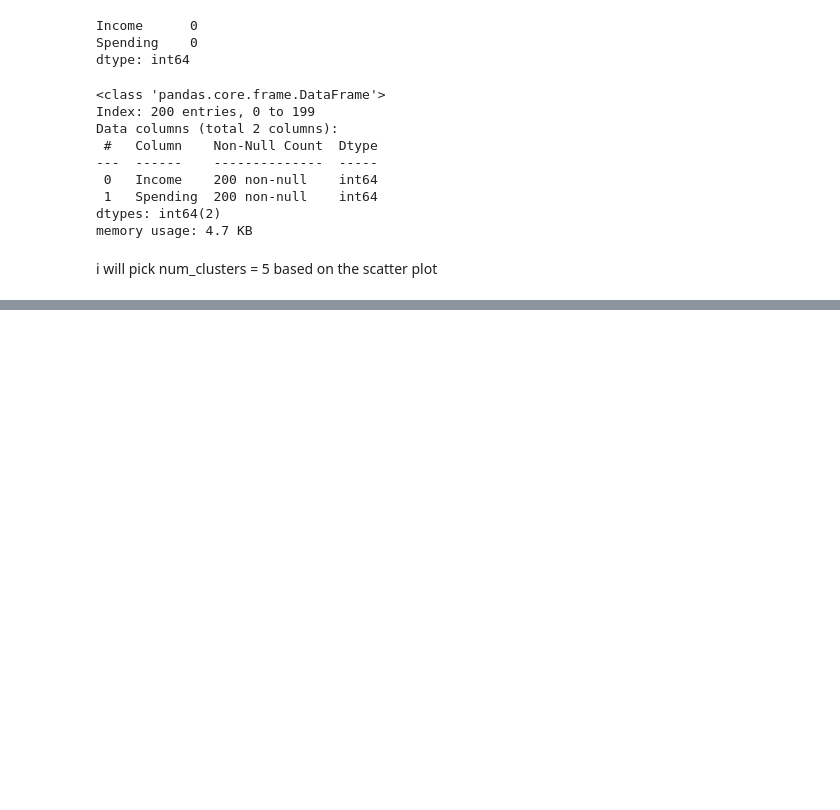
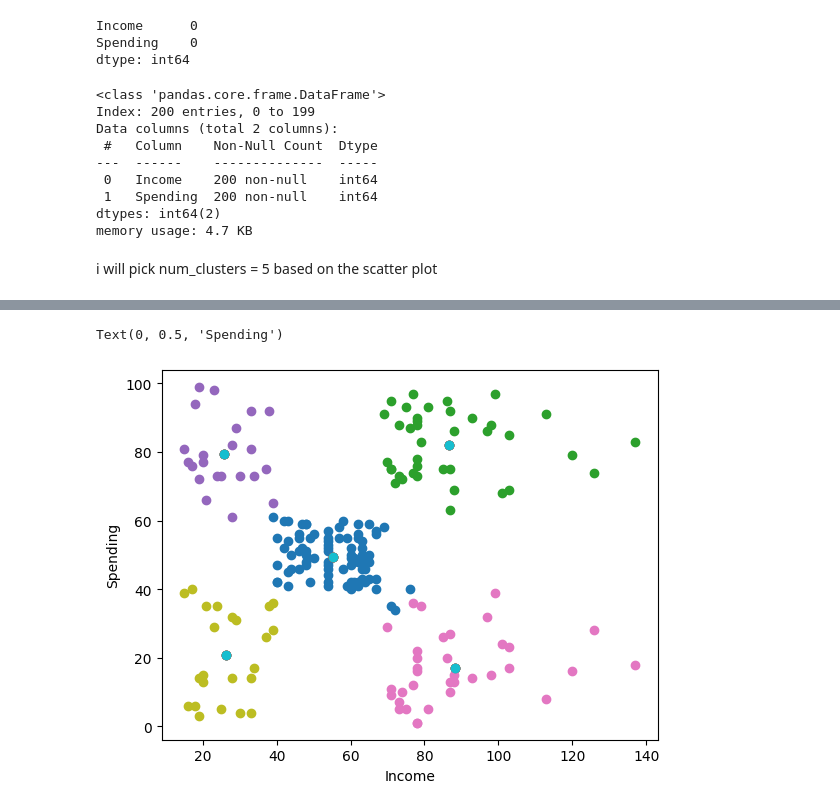
Before and after one commit to KCG2006/customer_segmentation, a Jupyter notebook: customer_segmentation.ipynb, the cells around one changed output, grey strips where cells are left out. Cells and saved outputs as stored; diff of their text form; code cells hidden in the pictures; blank space fills up the shorter version.

Commit message:
Train model: KMeans and visualize using Matplotlib

```diff
--- a/customer_segmentation.ipynb
+++ b/customer_segmentation.ipynb
@@ -65,0 +68,5 @@ i will pick num_clusters = 5 based on the scatter plot
+# %%
+kmean = KMeans(n_clusters = 5, random_state = 42)
+
+y = kmean.fit_predict(X)
+y
@@ -65,0 +84,10 @@ i will pick num_clusters = 5 based on the scatter plot
+# %%
+#visualizing
+for i in range(5):
+    plt.scatter(X[y==i]['Income'], X[y==i]['Spending'])
+    plt.scatter(kmean.cluster_centers_[:,0], kmean.cluster_centers_[:,1])
+plt.xlabel("Income")
+plt.ylabel("Spending")
+# %% [output]
+Text(0, 0.5, 'Spending')
+[figure, added]
```
Also changed, not shown: parts of 2 cells of this notebook.
